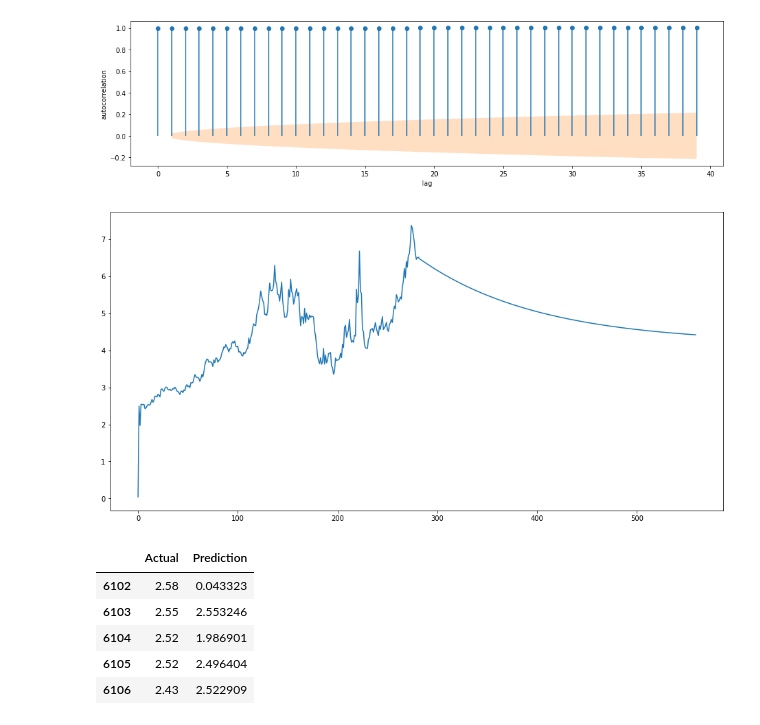
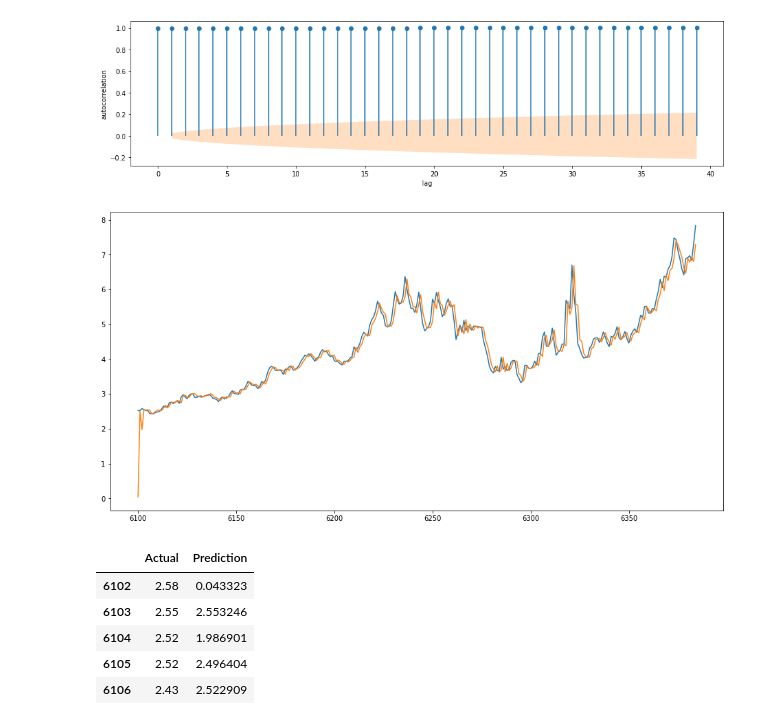
Before and after one commit to rumbleFTW/natural-gas-price-dashboard, a Jupyter notebook: arima.ipynb, the cells around one changed output. Saved outputs shown, nothing was run; the diff lists cells and outputs as text; code cells hidden in the pictures.

```diff
--- a/arima.ipynb
+++ b/arima.ipynb
@@ -294,22 +294,22 @@ plot_acf(data.Price)
 # %%
 q = 1
 d = 0
 p = 3
 
 y = data.Price[:6100]
 data.reset_index(inplace = True)
 x = data.Price[6100:]
 m = ARIMA(q, d, p)
 m.fit(y)
 
-pred = m.forecast(x, n=280)
+pred = m.predict(x)
 
 plt.figure(figsize=(16, 8))
-# res = pd.DataFrame(data={'Actual': x, 'Prediction': pred})
-plt.plot(pred)
+res = pd.DataFrame(data={'Actual': x, 'Prediction': pred})
+plt.plot(res)
 plt.show()
 # %% [output]
-[figure, old version]
+[figure, new version]
 # %%
 res.head()
 # %% [output]
```
Also changed, not shown: 1 other file.
